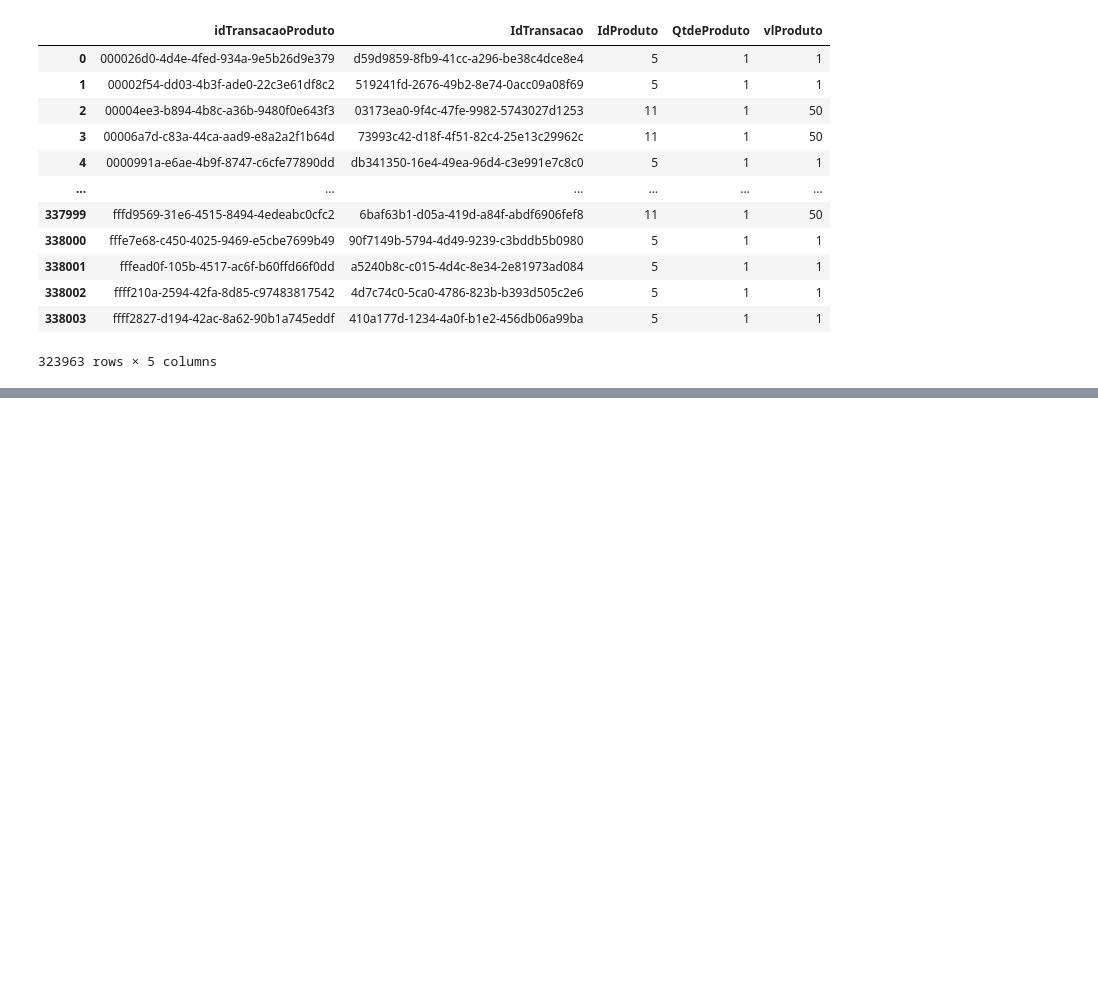
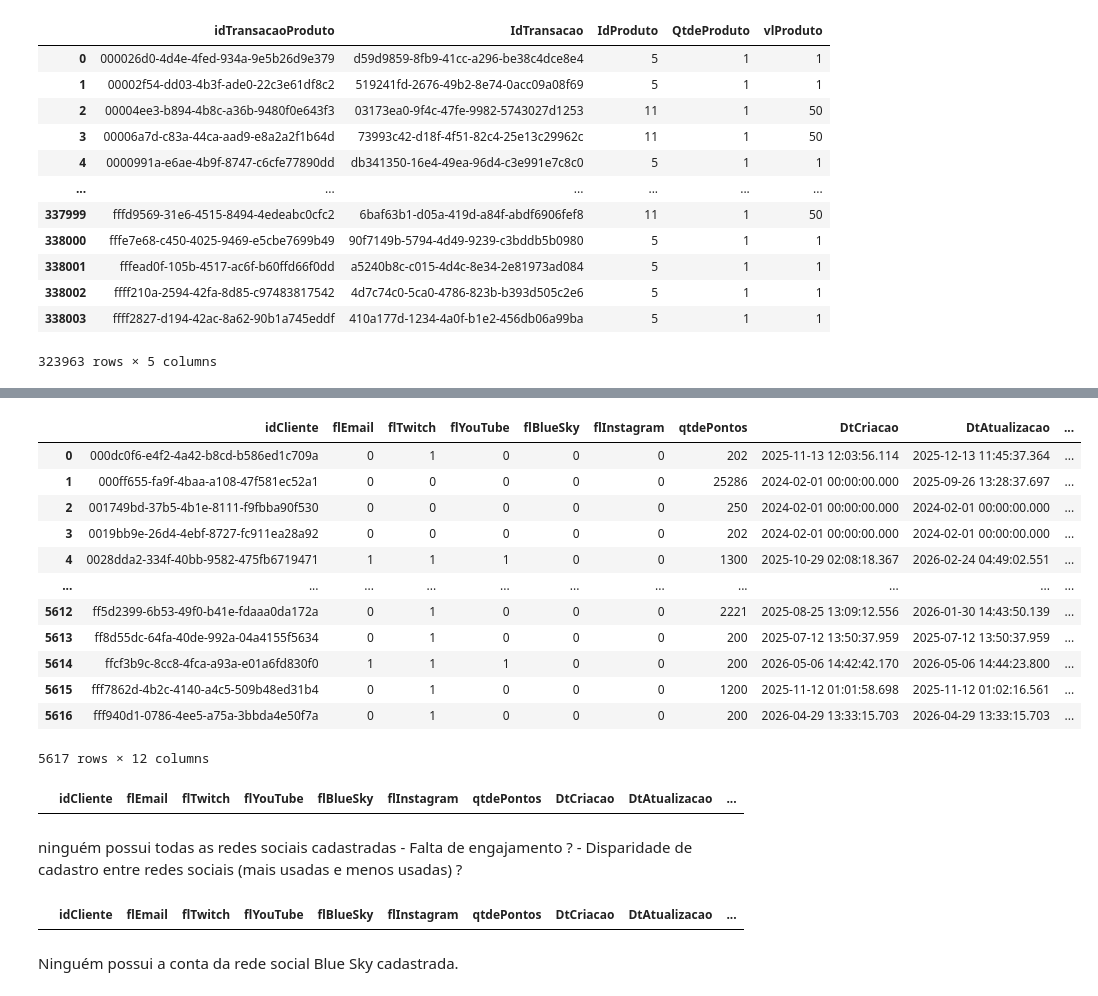
Before and after one commit to ga-lim/gabriel-estuda-dados, a Jupyter notebook: estudos-pandas/pandas_general.ipynb, the cells around one changed output, grey strips where cells are left out. Saved outputs shown, nothing was run; the diff lists cells and outputs as text; code cells hidden in the pictures; blank space fills up the shorter version.

```diff
--- a/estudos-pandas/pandas_general.ipynb
+++ b/estudos-pandas/pandas_general.ipynb
@@ -494,0 +553,5 @@ df_tp[filtro_ids]
+# %%
+# criando uma nova coluna de verificação de email ou twitch (de forma numérica)
+
+clientes['Email_ou_Twitch'] = clientes['flEmail'] + clientes['flTwitch']
+clientes.head(10)
@@ -494,0 +570,6 @@ df_tp[filtro_ids]
+# %%
+# explorando quantas redes sociais cada cliente possui cadastradas
+
+clientes['Redes_Sociais'] = clientes['flEmail'] + clientes['flTwitch'] + clientes['flYouTube'] + clientes['flBlueSky'] + clientes['flInstagram']
+clientes.head(10)
+# clientes['flEmail'] + clientes['flTwitch'] + clientes['flYouTube'] + clientes['flBlueSky'] + clientes['flInstagram']
@@ -494,0 +588,37 @@ df_tp[filtro_ids]
+# %%
+# Criando uma flag de quem possui todas as redes sociais
+
+clientes['Todas_Social'] = clientes['flEmail'] * clientes['flTwitch'] * clientes['flYouTube'] * clientes['flBlueSky'] * clientes['flInstagram']
+clientes
+# %% [output]
+|  | idCliente | flEmail | flTwitch | flYouTube | flBlueSky | flInstagram | qtdePontos | DtCriacao | DtAtualizacao | ... |
+| 0 | 000dc0f6-e4f2-4a42-b8cd-b586ed1c709a | 0 | 1 | 0 | 0 | 0 | 202 | 2025-11-13 12:03:56.114 | 2025-12-13 11:45:37.364 | ... |
+| 1 | 000ff655-fa9f-4baa-a108-47f581ec52a1 | 0 | 0 | 0 | 0 | 0 | 25286 | 2024-02-01 00:00:00.000 | 2025-09-26 13:28:37.697 | ... |
+| 2 | 001749bd-37b5-4b1e-8111-f9fbba90f530 | 0 | 0 | 0 | 0 | 0 | 250 | 2024-02-01 00:00:00.000 | 2024-02-01 00:00:00.000 | ... |
+| 3 | 0019bb9e-26d4-4ebf-8727-fc911ea28a92 | 0 | 0 | 0 | 0 | 0 | 202 | 2024-02-01 00:00:00.000 | 2024-02-01 00:00:00.000 | ... |
+| 4 | 0028dda2-334f-40bb-9582-475fb6719471 | 1 | 1 | 1 | 0 | 0 | 1300 | 2025-10-29 02:08:18.367 | 2026-02-24 04:49:02.551 | ... |
+| ... | ... | ... | ... | ... | ... | ... | ... | ... | ... | ... |
+| 5612 | ff5d2399-6b53-49f0-b41e-fdaaa0da172a | 0 | 1 | 0 | 0 | 0 | 2221 | 2025-08-25 13:09:12.556 | 2026-01-30 14:43:50.139 | ... |
+| 5613 | ff8d55dc-64fa-40de-992a-04a4155f5634 | 0 | 1 | 0 | 0 | 0 | 200 | 2025-07-12 13:50:37.959 | 2025-07-12 13:50:37.959 | ... |
+| 5614 | ffcf3b9c-8cc8-4fca-a93a-e01a6fd830f0 | 1 | 1 | 1 | 0 | 0 | 200 | 2026-05-06 14:42:42.170 | 2026-05-06 14:44:23.800 | ... |
+| 5615 | fff7862d-4b2c-4140-a4c5-509b48ed31b4 | 0 | 1 | 0 | 0 | 0 | 1200 | 2025-11-12 01:01:58.698 | 2025-11-12 01:02:16.561 | ... |
+| 5616 | fff940d1-0786-4ee5-a75a-3bbda4e50f7a | 0 | 1 | 0 | 0 | 0 | 200 | 2026-04-29 13:33:15.703 | 2026-04-29 13:33:15.703 | ... |
+5617 rows × 12 columns
+# %%
+# Verificando quantas pessoas possuem todas a redes sociais cadastradas
+
+filtro = clientes['Todas_Social'] > 0
+clientes[filtro]
+# %% [output]
+|  | idCliente | flEmail | flTwitch | flYouTube | flBlueSky | flInstagram | qtdePontos | DtCriacao | DtAtualizacao | ... |
+# %% [markdown]
+ninguém possui todas as redes sociais cadastradas
+    - Falta de engajamento ?
+    - Disparidade de cadastro entre redes sociais (mais usadas e menos usadas) ?
+# %%
+filtro = clientes['flBlueSky'] > 0
+clientes[filtro]
+# %% [output]
+|  | idCliente | flEmail | flTwitch | flYouTube | flBlueSky | flInstagram | qtdePontos | DtCriacao | DtAtualizacao | ... |
+# %% [markdown]
+Ninguém possui a conta da rede social Blue Sky cadastrada.
```
Also changed, not shown: parts of 15 cells of this notebook, 1 other file.
